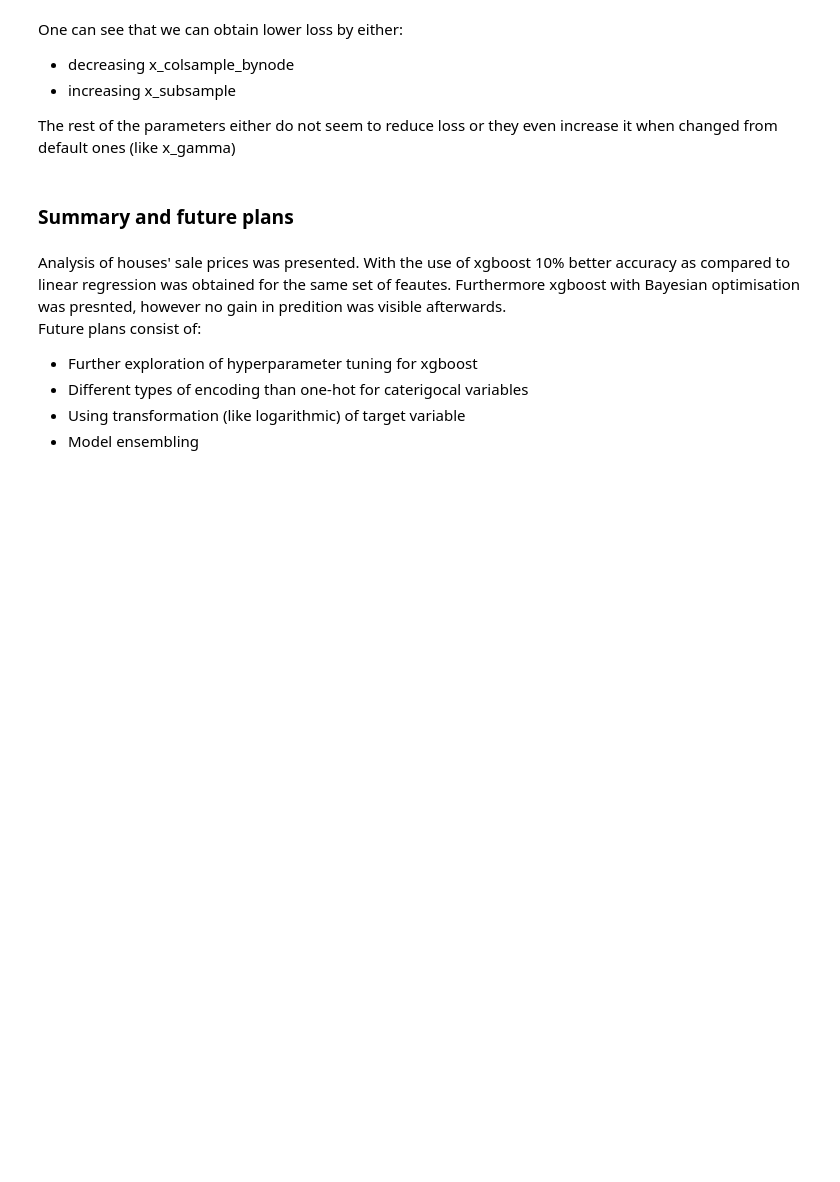
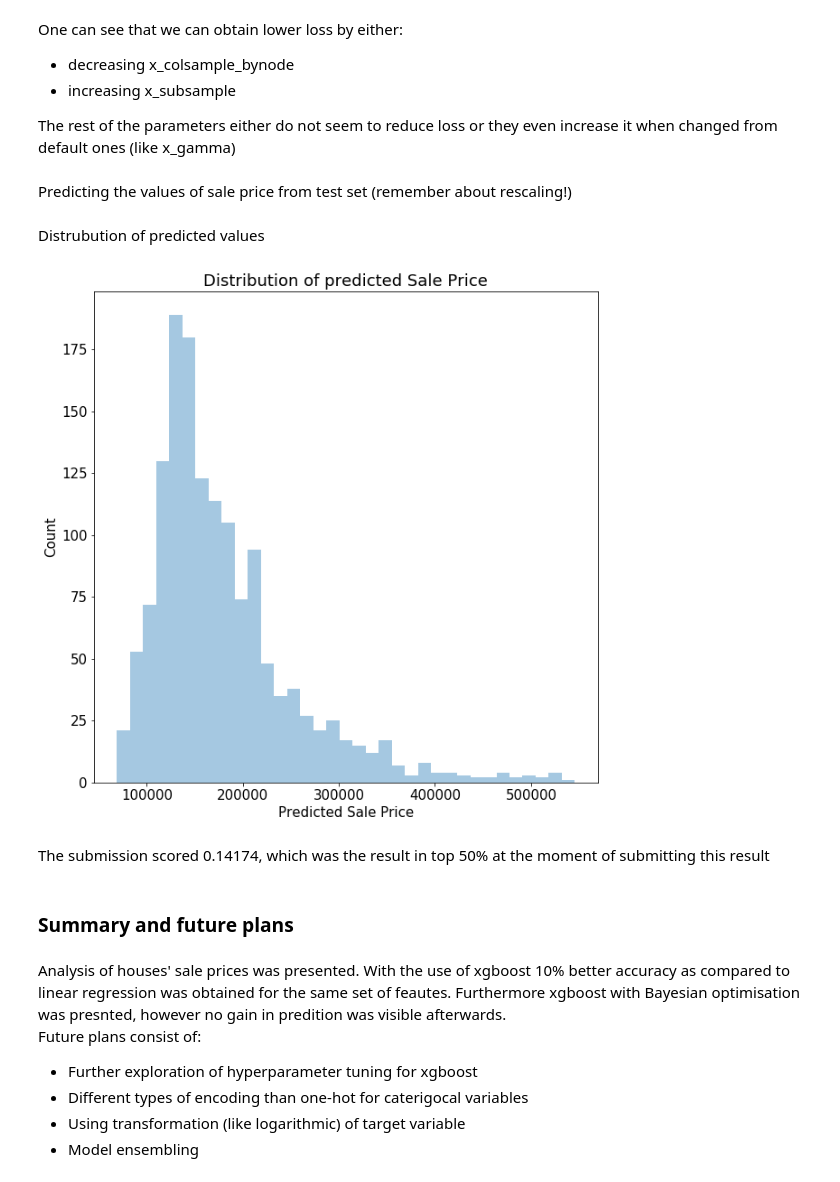
Before and after one commit to freefeynman123/kaggle_competitions, a Jupyter notebook: house_prices/xgboost_hyperopt.ipynb, the cells around one changed output. Drawn from its saved outputs; the diff is of its cells as text; code cells hidden in the pictures; blank space fills up the shorter version.

Commit message:
prediction added

```diff
--- a/house_prices/xgboost_hyperopt.ipynb
+++ b/house_prices/xgboost_hyperopt.ipynb
@@ -517,3 +547,25 @@ One can see that we can obtain lower loss by either:
 *  increasing x_subsample
 
 The rest of the parameters either do not seem to reduce loss or they even increase it when changed from default ones (like x_gamma)
+# %% [markdown]
+Predicting the values of sale price from test set (remember about rescaling!)
+# %%
+data_test['Age'] = 2011 - data_test['YearBuilt']
+pd.get_dummies(data_test.select_dtypes('object'));
+data_test_one_hot = pd.concat([data_test.select_dtypes(['int','float']),
+                                pd.get_dummies(data_test.select_dtypes('object'))], axis=1)
+# %%
+data_test_selected = data_test_one_hot.loc[:, variables]
+data_test_norm = pd.DataFrame(minmax.transform(data_test_selected), index=data_test_selected.index,
+                              columns=data_test_selected.columns)
+pred_final = xgb_hyperopt.predict(data_test_norm)*(max(sale_price) - min(sale_price)) + min(sale_price)
+# %% [markdown]
+Distrubution of predicted values
+# %%
+fig, ax = plt.subplots(figsize = (10, 10))
+sns.distplot(pred_final, kde = False)
+ax.set_xlabel('Predicted Sale Price');
+ax.set_ylabel('Count');
+ax.set_title("Distribution of predicted Sale Price");
+# %% [output]
+[figure, added]
@@ -520,3 +577,5 @@ The rest of the parameters either do not seem to reduce loss or they even increa
+# %% [markdown]
+The submission scored 0.14174, which was the result in top 50% at the moment of submitting this result
 # %% [markdown]
 ### Summary and future plans <a name='summary'></a>
 # %% [markdown]
```
Also changed, not shown: parts of 15 cells of this notebook.
